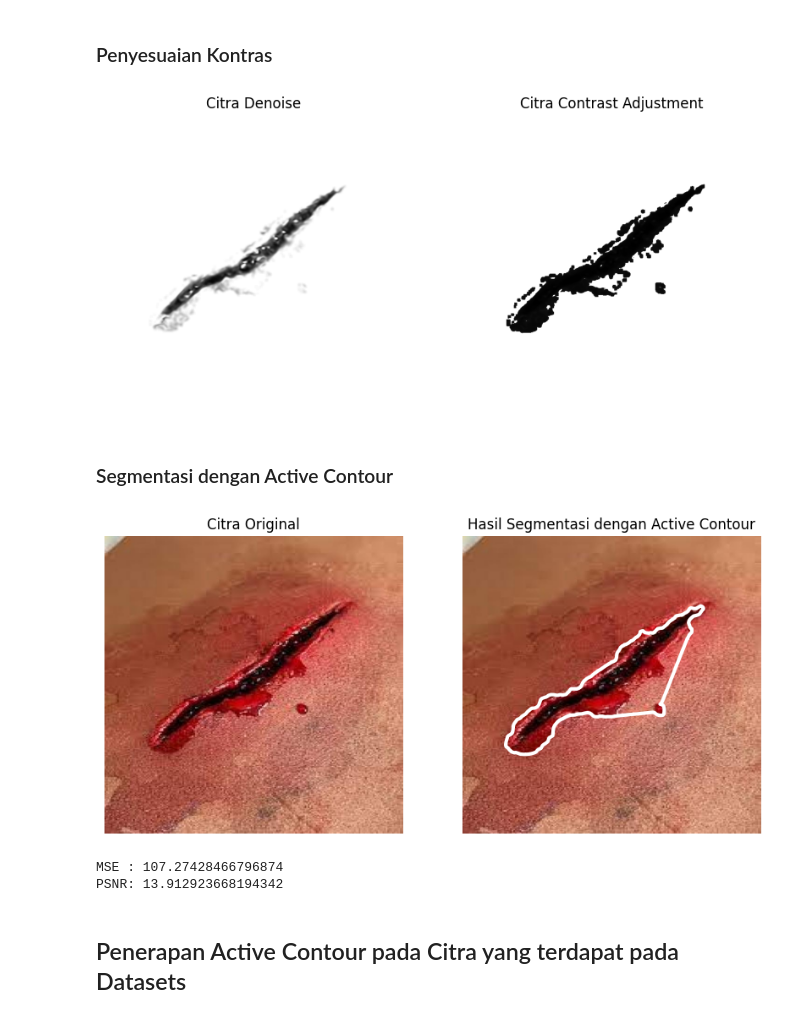
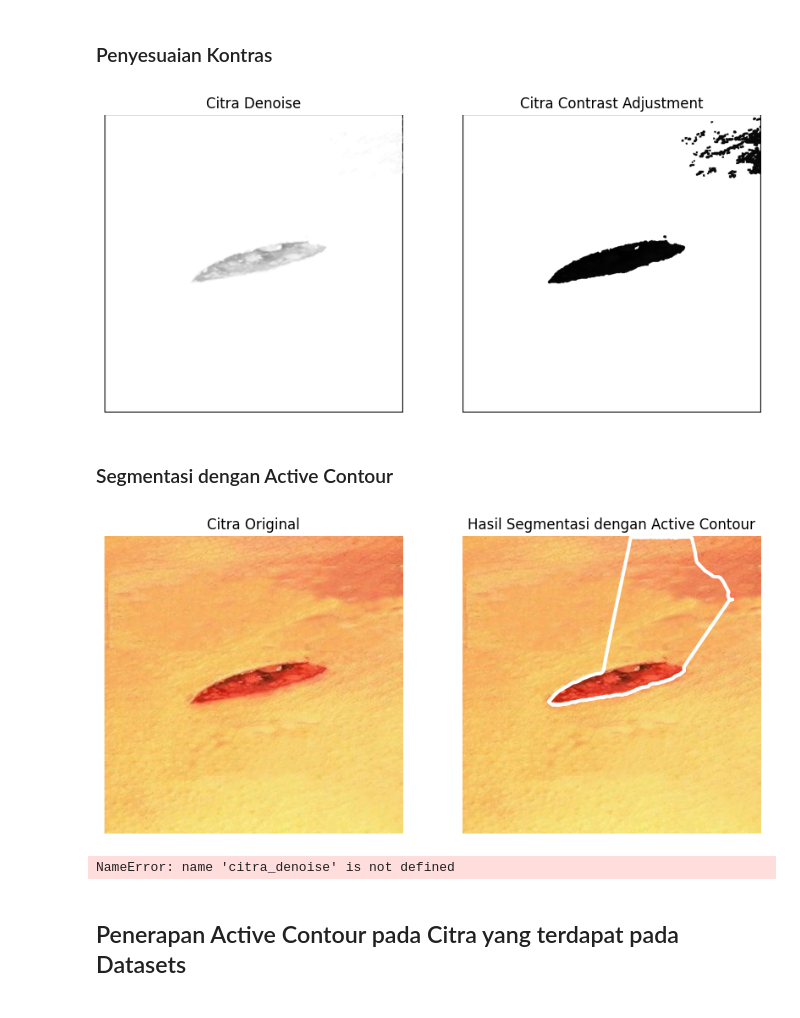
Before and after one commit to sajidannn/deteksi_luka_active_contour, a Jupyter notebook: Project_PCD_Kelompok_3.ipynb, the cells around one changed output. Drawn from its saved outputs; the diff is of its cells as text; code cells hidden in the pictures.

```diff
--- a/Project_PCD_Kelompok_3.ipynb
+++ b/Project_PCD_Kelompok_3.ipynb
@@ -26,7 +26,7 @@ def pick(data, number):
         print('File tidak ditemukan')
     return path
 
-citra = cv.imread(pick('cut', 15))
+citra = cv.imread(pick('laceration', 15))
 # %% [markdown]
 ## Pre-processing
 # %% [markdown]
@@ -47,8 +55,10 @@ plt.show()
 # %% [markdown]
 ### Pencerahan
 # %%
-brightness = 200
-citra_brightened = cv.add(citra_grayscale, brightness)
+brightness = 100
+citra_brightened = citra_grayscale + brightness
+
+citra_brightened = np.clip(citra_brightened, 0, 255).astype(np.uint8)
 
 fig, axes = plt.subplots(1, 2,figsize=(10, 5))
 axes[0].imshow(citra_grayscale, cmap='gray')
@@ -63,14 +73,2 @@ plt.show()
 # %% [markdown]
 ### Denoising Citra
-# %%
-citra_denoise = cv.medianBlur(citra_brightened, 3)
-citra_denoise = cv.fastNlMeansDenoising(citra_denoise, None, 10, 10, 7)
-
-fig, axes = plt.subplots(1, 2,figsize=(10, 5))
-axes[0].imshow(citra_brightened, cmap='gray')
-axes[0].set_title("Citra Diterangkan")
-axes[0].axis('off')
-axes[1].imshow(citra_denoise, cmap='gray')
-axes[1].set_title("Citra Denoise")
-axes[1].axis('off')
-plt.show()
@@ -79,49 +114,65 @@ plt.show()
 # %% [markdown]
 ### Penyesuaian Kontras
 # %%
-citra_contrast_adjusted = cv.equalizeHist(citra_denoise)
+# Histogram Equalization (Fungsi Buatan)
+def manual_histogram_equalization(image):
+    # Hitung histogram
+    histogram, _ = np.histogram(image.flatten(), bins=256, range=(0, 256))
+
+    # Hitung distribusi kumulatif
+    cdf = histogram.cumsum()
+
+    # Normalisasi distribusi kumulatif
+    cdf_normalized = (cdf - cdf.min()) * 255 / (cdf.max() - cdf.min())
+
+    # Lakukan mapping intensitas
+    image_equalized = np.interp(image.flatten(), range(256), cdf_normalized).reshape(image.shape)
+
+    return image_equalized.astype(np.uint8)
+
+# Menjalankan Histogram Equalization Secara Manual
+citra_contrast_adjusted_manual = manual_histogram_equalization(citra_denoise_manual_nl_means)
 
 fig, axes = plt.subplots(1, 2,figsize=(10, 5))
-axes[0].imshow(citra_denoise, cmap='gray')
+axes[0].imshow(citra_denoise_manual_nl_means, cmap='gray')
 axes[0].set_title("Citra Denoise")
 axes[0].axis('off')
-axes[1].imshow(citra_contrast_adjusted, cmap='gray')
+axes[1].imshow(citra_contrast_adjusted_manual, cmap='gray')
 axes[1].set_title("Citra Contrast Adjustment")
 axes[1].axis('off')
 plt.show()
 # %% [output]
-[figure, old version]
+[figure, new version]
 # %% [markdown]
 ### Segmentasi dengan Active Contour
 # %%
 s = np.linspace(0, 2*np.pi, 500)
 r = 300 + 300*np.sin(s)
 c = 320 + 300*np.cos(s)
 init = np.array([r, c]).T
 
 # Segmentasi dengan Active Contour
-snake = active_contour(gaussian(citra_contrast_adjusted, 3, preserve_range=False),
+snake = active_contour(gaussian(citra_contrast_adjusted_manual, 3, preserve_range=False),
                        init, alpha=0.01, beta=0, gamma=0.001)
 
 fig, axes = plt.subplots(1, 2,figsize=(10, 5))
 axes[0].set_title("Citra Original")
 axes[0].imshow(citra[...,::-1], cmap='gray')
 axes[0].axis('off')
 axes[1].imshow(citra[...,::-1], cmap='gray')
 axes[1].plot(snake[:, 1], snake[:, 0], '-w', lw=3)
 axes[1].set_title("Hasil Segmentasi dengan Active Contour")
 axes[1].axis('off')
 plt.show()
 
 selisih = np.array(citra_denoise) - np.array(citra[:, :, 0])
 mse = np.mean(np.square(selisih))
 psnr = 10 * np.log10(255 / np.sqrt(mse))
 print("MSE :", mse)
 print("PSNR:", psnr)
 # %% [output]
-[figure, old version]
+[figure, new version]
-MSE : 107.27428466796874
-PSNR: 13.912923668194342
+NameError: name 'citra_denoise' is not defined
 # %% [markdown]
 ## Penerapan Active Contour pada Citra yang terdapat pada Datasets
 # %% [markdown]
```
Also changed, not shown: parts of 7 cells of this notebook.
